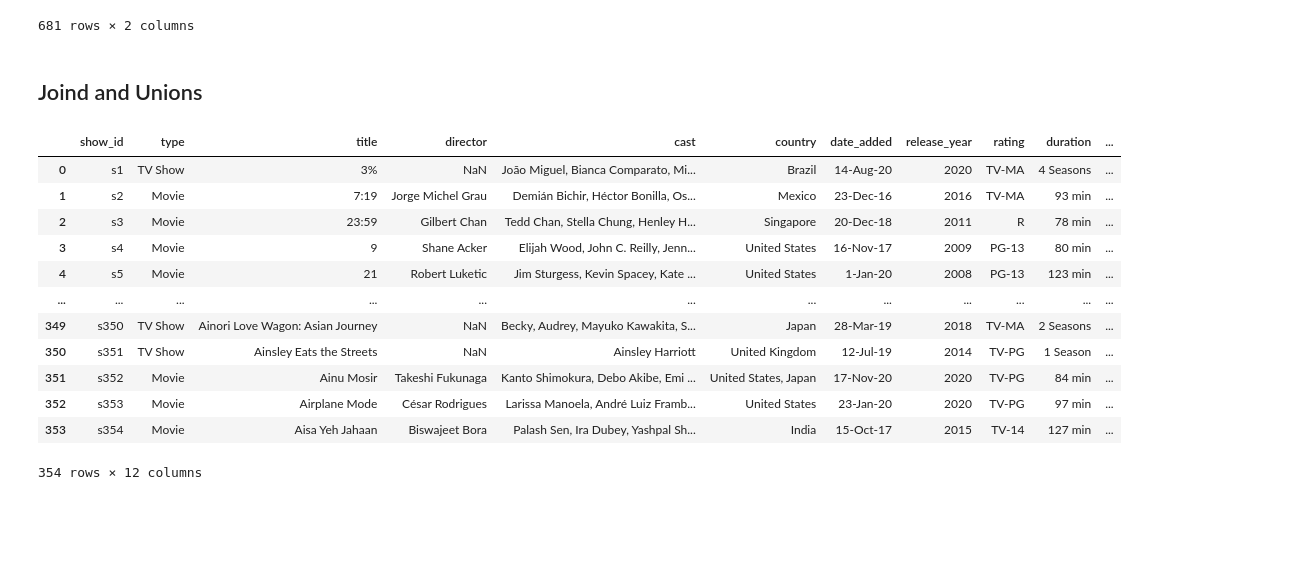
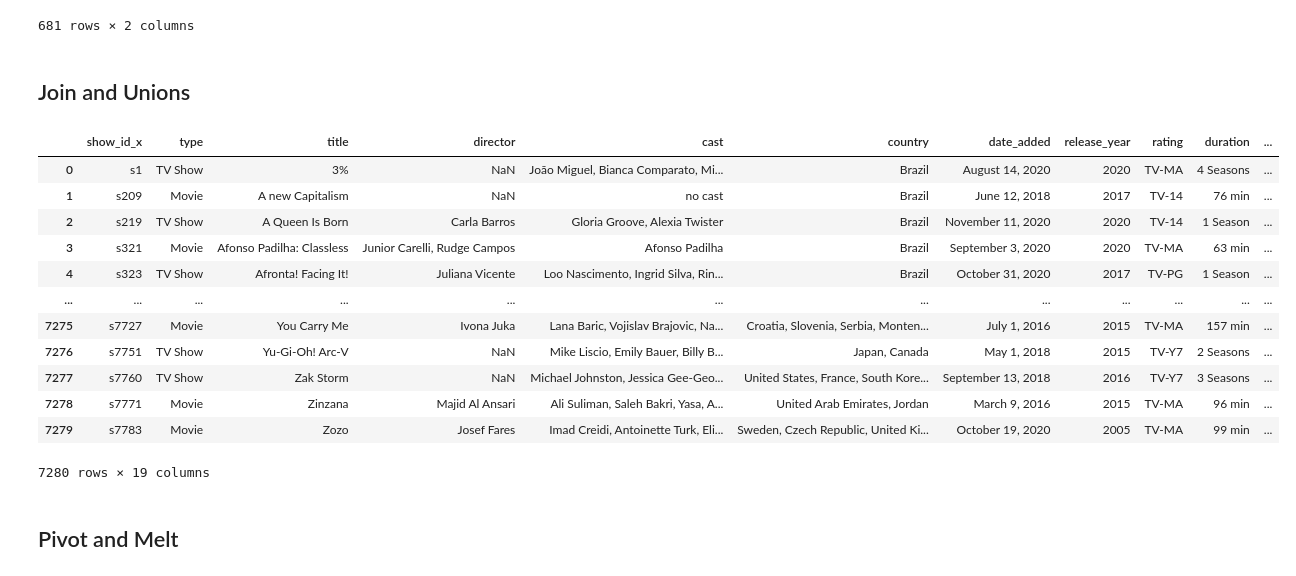
Before and after one commit to nats1207/python_bootcamp, a Jupyter notebook: 20211104_SK_script1_basic_python_datatypes.ipynb, the cells around one changed output. Drawn from its saved outputs; the diff is of its cells as text; code cells hidden in the pictures; blank space fills up the shorter version.

```diff
--- a/20211104_SK_script1_basic_python_datatypes.ipynb
+++ b/20211104_SK_script1_basic_python_datatypes.ipynb
@@ -703,22 +703,31 @@ netflix_movies_by_country
 | 680 | Zimbabwe | 1 |
 681 rows × 2 columns
 # %% [markdown]
-## Joind and Unions
+## Join and Unions
-# %%
-# insert second dataset into dataframe
-second_dataset = pd.read_csv(cwd + "/data - netflix_titles_second.csv")
-second_dataset
-# %% [output]
-|  | show_id | type | title | director | cast | country | date_added | release_year | rating | duration | ... |
-| 0 | s1 | TV Show | 3% | NaN | João Miguel, Bianca Comparato, Mi... | Brazil | 14-Aug-20 | 2020 | TV-MA | 4 Seasons | ... |
-| 1 | s2 | Movie | 7:19 | Jorge Michel Grau | Demián Bichir, Héctor Bonilla, Os... | Mexico | 23-Dec-16 | 2016 | TV-MA | 93 min | ... |
-| 2 | s3 | Movie | 23:59 | Gilbert Chan | Tedd Chan, Stella Chung, Henley H... | Singapore | 20-Dec-18 | 2011 | R | 78 min | ... |
-| 3 | s4 | Movie | 9 | Shane Acker | Elijah Wood, John C. Reilly, Jenn... | United States | 16-Nov-17 | 2009 | PG-13 | 80 min | ... |
-| 4 | s5 | Movie | 21 | Robert Luketic | Jim Sturgess, Kevin Spacey, Kate ... | United States | 1-Jan-20 | 2008 | PG-13 | 123 min | ... |
-| ... | ... | ... | ... | ... | ... | ... | ... | ... | ... | ... | ... |
-| 349 | s350 | TV Show | Ainori Love Wagon: Asian Journey | NaN | Becky, Audrey, Mayuko Kawakita, S... | Japan | 28-Mar-19 | 2018 | TV-MA | 2 Seasons | ... |
-| 350 | s351 | TV Show | Ainsley Eats the Streets | NaN | Ainsley Harriott | United Kingdom | 12-Jul-19 | 2014 | TV-PG | 1 Season | ... |
-| 351 | s352 | Movie | Ainu Mosir | Takeshi Fukunaga | Kanto Shimokura, Debo Akibe, Emi ... | United States, Japan | 17-Nov-20 | 2020 | TV-PG | 84 min | ... |
-| 352 | s353 | Movie | Airplane Mode | César Rodrigues | Larissa Manoela, André Luiz Framb... | United States | 23-Jan-20 | 2020 | TV-PG | 97 min | ... |
-| 353 | s354 | Movie | Aisa Yeh Jahaan | Biswajeet Bora | Palash Sen, Ira Dubey, Yashpal Sh... | India | 15-Oct-17 | 2015 | TV-14 | 127 min | ... |
-354 rows × 12 columns
+# %%
+# insert second dataset into dataframe
+second_dataset = pd.read_csv(cwd + "/data - netflix_titles_second.csv")
+
+# union data using concat(), you have to provide a list of dataframes
+new_dateset = pd.concat([netflix, second_dataset])
+new_dateset
+
+# join netflix_movies_by_country to the netflix dataset using merge()
+netflix_merged = pd.merge(left=netflix, right=netflix_movies_by_country, how="inner", left_on=["country"], right_on=["country"])
+netflix_merged
+# %% [output]
+|  | show_id_x | type | title | director | cast | country | date_added | release_year | rating | duration | ... |
+| 0 | s1 | TV Show | 3% | NaN | João Miguel, Bianca Comparato, Mi... | Brazil | August 14, 2020 | 2020 | TV-MA | 4 Seasons | ... |
+| 1 | s209 | Movie | A new Capitalism | NaN | no cast | Brazil | June 12, 2018 | 2017 | TV-14 | 76 min | ... |
+| 2 | s219 | TV Show | A Queen Is Born | Carla Barros | Gloria Groove, Alexia Twister | Brazil | November 11, 2020 | 2020 | TV-14 | 1 Season | ... |
+| 3 | s321 | Movie | Afonso Padilha: Classless | Junior Carelli, Rudge Campos | Afonso Padilha | Brazil | September 3, 2020 | 2020 | TV-MA | 63 min | ... |
+| 4 | s323 | TV Show | Afronta! Facing It! | Juliana Vicente | Loo Nascimento, Ingrid Silva, Rin... | Brazil | October 31, 2020 | 2017 | TV-PG | 1 Season | ... |
+| ... | ... | ... | ... | ... | ... | ... | ... | ... | ... | ... | ... |
+| 7275 | s7727 | Movie | You Carry Me | Ivona Juka | Lana Baric, Vojislav Brajovic, Na... | Croatia, Slovenia, Serbia, Monten... | July 1, 2016 | 2015 | TV-MA | 157 min | ... |
+| 7276 | s7751 | TV Show | Yu-Gi-Oh! Arc-V | NaN | Mike Liscio, Emily Bauer, Billy B... | Japan, Canada | May 1, 2018 | 2015 | TV-Y7 | 2 Seasons | ... |
+| 7277 | s7760 | TV Show | Zak Storm | NaN | Michael Johnston, Jessica Gee-Geo... | United States, France, South Kore... | September 13, 2018 | 2016 | TV-Y7 | 3 Seasons | ... |
+| 7278 | s7771 | Movie | Zinzana | Majid Al Ansari | Ali Suliman, Saleh Bakri, Yasa, A... | United Arab Emirates, Jordan | March 9, 2016 | 2015 | TV-MA | 96 min | ... |
+| 7279 | s7783 | Movie | Zozo | Josef Fares | Imad Creidi, Antoinette Turk, Eli... | Sweden, Czech Republic, United Ki... | October 19, 2020 | 2005 | TV-MA | 99 min | ... |
+7280 rows × 19 columns
+# %% [markdown]
+## Pivot and Melt
```
Also changed, not shown: parts of 3 cells of this notebook.
